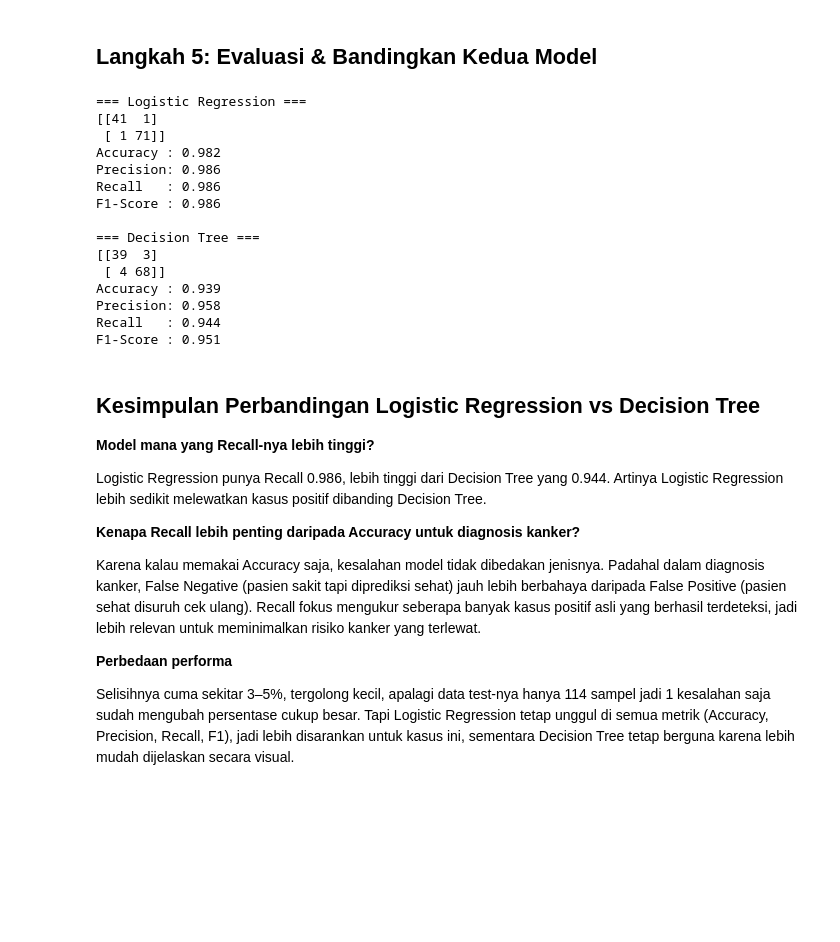
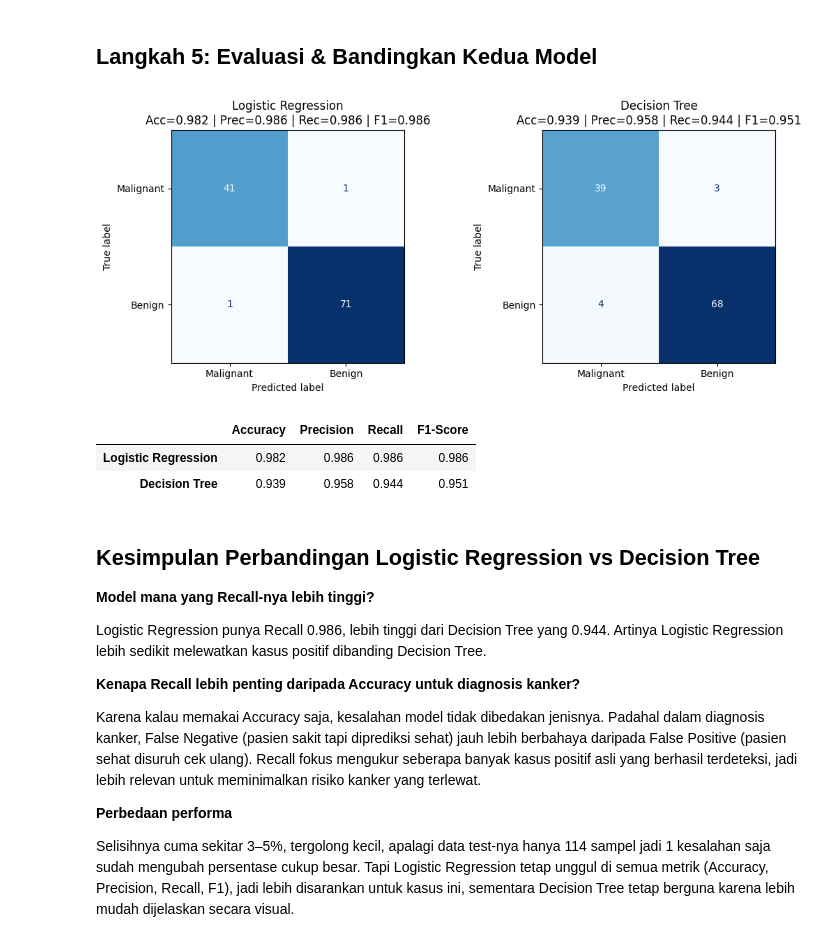
Before and after one commit to ranggadev/data-science-2026, a Jupyter notebook: Pertemuan9_RanggaSaputra_250401020034.ipynb, the cells around one changed output. Drawn from its saved outputs; the diff is of its cells as text; code cells hidden in the pictures; blank space fills up the shorter version.

```diff
--- a/Pertemuan9_RanggaSaputra_250401020034.ipynb
+++ b/Pertemuan9_RanggaSaputra_250401020034.ipynb
@@ -99,33 +100,37 @@ plt.show()
 **Note:** Fitur `worst radius` mendominasi keputusan splitting pertama pada pohon, diikuti oleh `worst concave points`. Ini sejalan dengan hasil Logistic Regression yang juga menempatkan fitur-fitur "worst" (nilai ekstrem sel) sebagai prediktor utama.
 # %% [markdown]
 ## Langkah 5: Evaluasi & Bandingkan Kedua Model
-# %%
-from sklearn.metrics import (confusion_matrix, accuracy_score,
-                             precision_score, recall_score, f1_score)
-
-for name, y_pred in [('Logistic Regression', y_pred_log), ('Decision Tree', y_pred_tree)]:
-    print(f"\n=== {name} ===")
-    print(confusion_matrix(y_test, y_pred))
-    print(f"Accuracy : {accuracy_score(y_test, y_pred):.3f}")
-    print(f"Precision: {precision_score(y_test, y_pred):.3f}")
-    print(f"Recall   : {recall_score(y_test, y_pred):.3f}")
-    print(f"F1-Score : {f1_score(y_test, y_pred):.3f}")
-# %% [output]
-=== Logistic Regression ===
-[[41  1]
- [ 1 71]]
-Accuracy : 0.982
-Precision: 0.986
-Recall   : 0.986
-F1-Score : 0.986
-
-=== Decision Tree ===
-[[39  3]
- [ 4 68]]
-Accuracy : 0.939
-Precision: 0.958
-Recall   : 0.944
-F1-Score : 0.951
+# %%
+from sklearn.metrics import (confusion_matrix, accuracy_score,
+                             precision_score, recall_score, f1_score,
+                             ConfusionMatrixDisplay)
+import matplotlib.pyplot as plt
+
+results = {}
+fig, axes = plt.subplots(1, 2, figsize=(11, 4.5))
+
+for ax, (name, y_pred) in zip(axes, [('Logistic Regression', y_pred_log), ('Decision Tree', y_pred_tree)]):
+    cm = confusion_matrix(y_test, y_pred)
+    acc = accuracy_score(y_test, y_pred)
+    prec = precision_score(y_test, y_pred)
+    rec = recall_score(y_test, y_pred)
+    f1 = f1_score(y_test, y_pred)
+    results[name] = {'Accuracy': acc, 'Precision': prec, 'Recall': rec, 'F1-Score': f1}
+
+    ConfusionMatrixDisplay(cm, display_labels=['Malignant', 'Benign']).plot(
+        ax=ax, cmap='Blues', colorbar=False)
+    ax.set_title(f"{name}\nAcc={acc:.3f} | Prec={prec:.3f} | Rec={rec:.3f} | F1={f1:.3f}")
+
+plt.tight_layout()
+plt.show()
+
+metrics_df = pd.DataFrame(results).T.round(3)
+metrics_df
+# %% [output]
+[figure, added]
+|  | Accuracy | Precision | Recall | F1-Score |
+| Logistic Regression | 0.982 | 0.986 | 0.986 | 0.986 |
+| Decision Tree | 0.939 | 0.958 | 0.944 | 0.951 |
 # %% [markdown]
 ## Kesimpulan Perbandingan Logistic Regression vs Decision Tree
 
```
Also changed, not shown: parts of 2 cells of this notebook, 4 other files.
